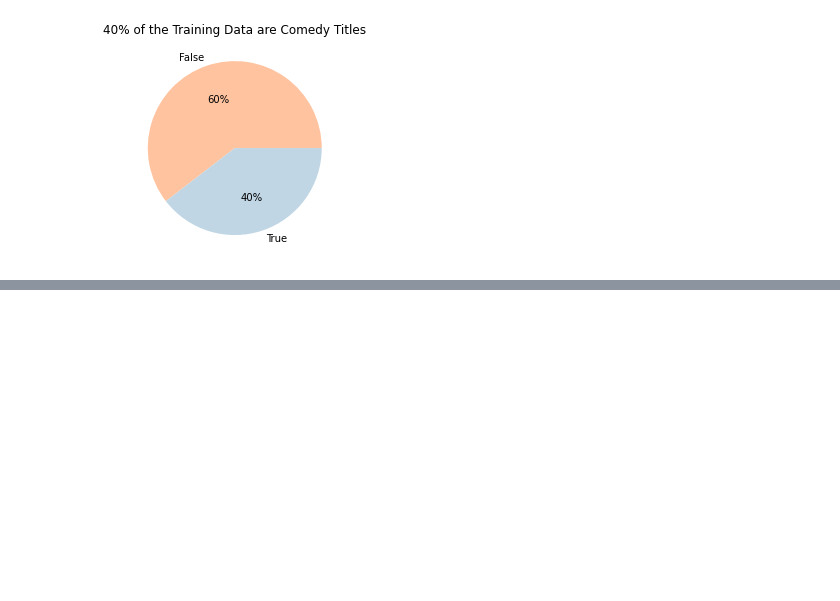
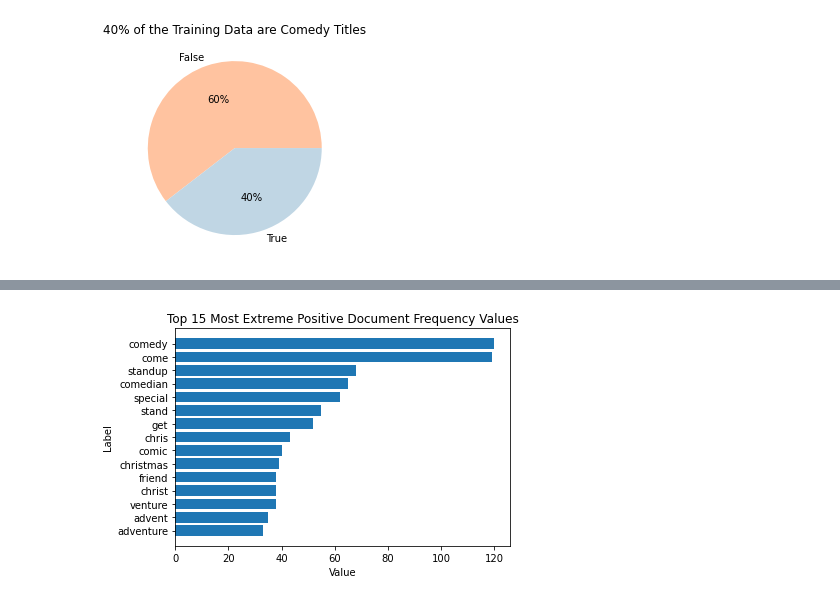
Before and after one commit to Johndsalas/netflix_genre_labeler, a Jupyter notebook: main.ipynb, the cells around one changed output, grey strips where cells are left out. Drawn from its saved outputs; the diff is of its cells as text; code cells hidden in the pictures; blank space fills up the shorter version.

```diff
--- a/main.ipynb
+++ b/main.ipynb
@@ -257,0 +157,4 @@ com_bow
+# %%
+get_doc_ext(dict(freq_count[-15:]), "Top 15 Most Extreme Positive Document Frequency Values")
+# %% [output]
+[figure, added]
```
Also changed, not shown: parts of 33 cells of this notebook, 1 other file.
